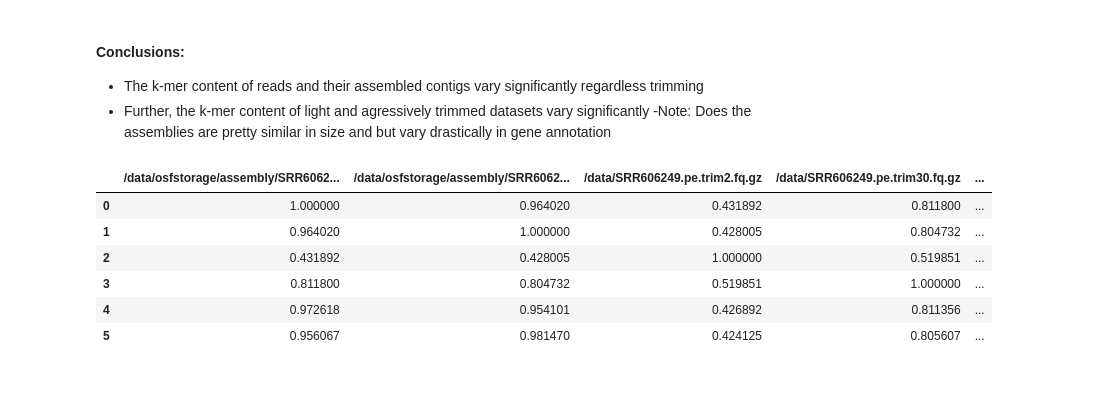
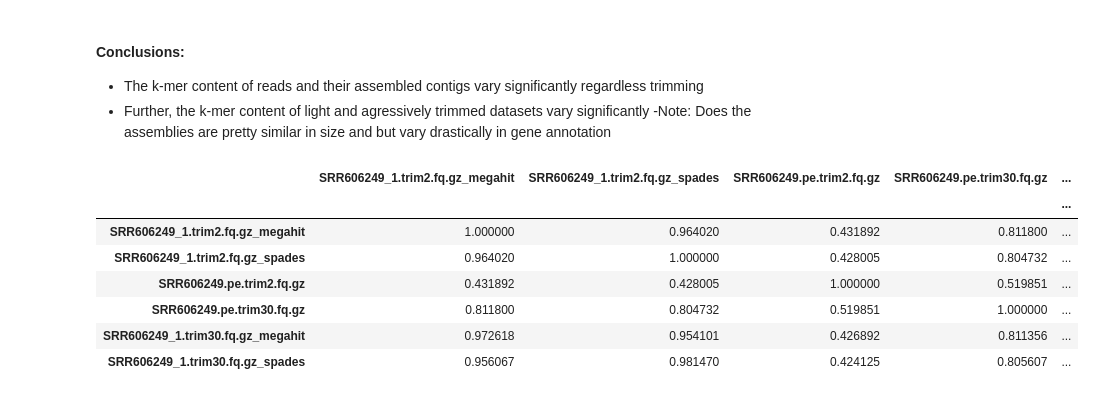
Before and after one commit to dahak-metagenomics/dahak, a Jupyter notebook: workflows/comparison/Metagenome_kmer_content_comparison.ipynb, the cells around one changed output. Saved outputs shown, nothing was run; the diff lists cells and outputs as text; code cells hidden in the pictures.

```diff
--- a/workflows/comparison/Metagenome_kmer_content_comparison.ipynb
+++ b/workflows/comparison/Metagenome_kmer_content_comparison.ipynb
@@ -284,13 +278,14 @@ Text(0.5,0.98,'Shakya Complete and Subsampled, Assemblies and Reads, with Variab
     trimming
 - Further, the k-mer content of light and agressively trimmed datasets vary significantly
     -Note: Does the assemblies are pretty similar in size and but vary drastically in gene annotation
-# %%
-df
-# %% [output]
-|  | /data/osfstorage/assembly/SRR6062... | /data/osfstorage/assembly/SRR6062... | /data/SRR606249.pe.trim2.fq.gz | /data/SRR606249.pe.trim30.fq.gz | ... |
-| 0 | 1.000000 | 0.964020 | 0.431892 | 0.811800 | ... |
-| 1 | 0.964020 | 1.000000 | 0.428005 | 0.804732 | ... |
-| 2 | 0.431892 | 0.428005 | 1.000000 | 0.519851 | ... |
-| 3 | 0.811800 | 0.804732 | 0.519851 | 1.000000 | ... |
-| 4 | 0.972618 | 0.954101 | 0.426892 | 0.811356 | ... |
-| 5 | 0.956067 | 0.981470 | 0.424125 | 0.805607 | ... |
+# %%
+output
+# %% [output]
+|  | SRR606249_1.trim2.fq.gz_megahit | SRR606249_1.trim2.fq.gz_spades | SRR606249.pe.trim2.fq.gz | SRR606249.pe.trim30.fq.gz | ... |
+|  |  |  |  |  | ... |
+| SRR606249_1.trim2.fq.gz_megahit | 1.000000 | 0.964020 | 0.431892 | 0.811800 | ... |
+| SRR606249_1.trim2.fq.gz_spades | 0.964020 | 1.000000 | 0.428005 | 0.804732 | ... |
+| SRR606249.pe.trim2.fq.gz | 0.431892 | 0.428005 | 1.000000 | 0.519851 | ... |
+| SRR606249.pe.trim30.fq.gz | 0.811800 | 0.804732 | 0.519851 | 1.000000 | ... |
+| SRR606249_1.trim30.fq.gz_megahit | 0.972618 | 0.954101 | 0.426892 | 0.811356 | ... |
+| SRR606249_1.trim30.fq.gz_spades | 0.956067 | 0.981470 | 0.424125 | 0.805607 | ... |
```
Also changed, not shown: parts of 2 cells of this notebook.
